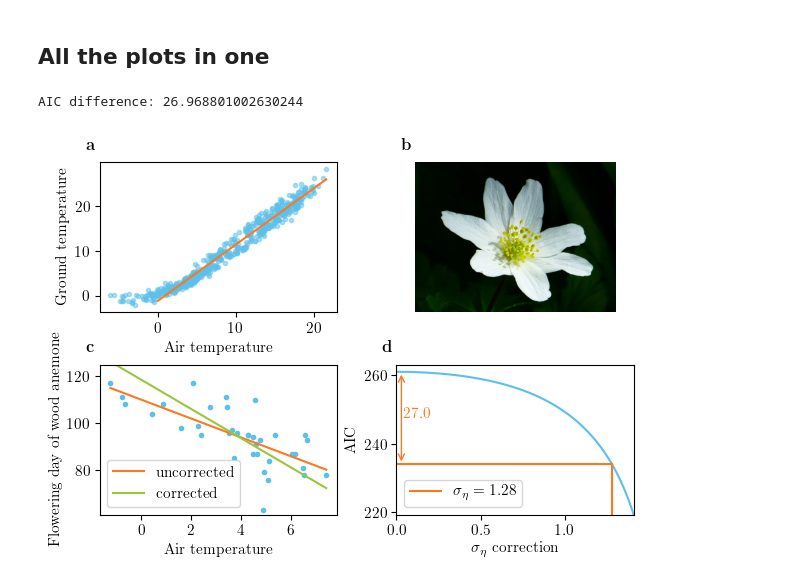
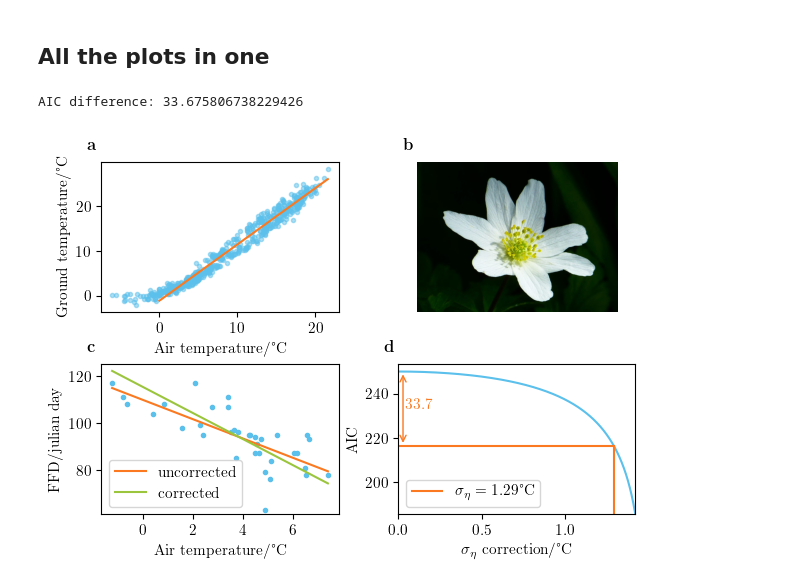
Before and after one commit to gmanthey/predictor-error-aic, a Jupyter notebook: case_study.ipynb, the cells around one changed output. Cells and saved outputs as stored; diff of their text form; code cells hidden in the pictures.

```diff
--- a/case_study.ipynb
+++ b/case_study.ipynb
@@ -9,6 +9,8 @@ import numpy as np
 import pandas as pd
 import os
 from urllib import request
+from zipfile import ZipFile
+from tempfile import TemporaryDirectory
 
 import matplotlib
 matplotlib.rc('text', usetex=True)
@@ -33,7 +35,7 @@ def correct_loglik(sample_size, beta_est, sigma_x, sigma_eta, sigma_eps_est):
     return -sample_size / 2 * np.log(2 * np.pi * correct_sigma(beta_est, sigma_x, sigma_eta, sigma_eps_est)) - sample_size / 2
 
 def correct_aic(sample_size, beta_est, sigma_x, sigma_eta, sigma_eps_est, k=1):
-    sigma_x = np.sqrt(sigma_x**2 - sigma_eps_est**2)
+    sigma_x = np.sqrt(sigma_x**2 - sigma_eta**2)
     return 2 * k - 2 * correct_loglik(sample_size, beta_est, sigma_x, sigma_eta, sigma_eps_est)
 
 # Create the folder where all the plots go in case it doesn't exist.
@@ -57,14 +82,16 @@ Ground temperature is also mean temperature from 5cm depth and also filtered for
 Then the mean temperature of each month is calculated and the data frames are merged together.
 For the phenology data, we chose the temperature of march as a predictor, as the flowering dates of wood anemone are typically in april.
 # %%
-data = pd.read_csv('produkt_klima_tag_18980301_20211231_01757.txt', delimiter=';')
+data = pd.read_csv('data/climate_data.txt', delimiter=';')
+data.columns = data.columns.str.strip()
 data.MESS_DATUM = pd.to_datetime(data.MESS_DATUM, format=r'%Y%m%d')
 data = data[data['TMK'] != -999]
 data['year'] = data.MESS_DATUM.dt.year
 data['month'] = data.MESS_DATUM.dt.month
 
 
-data_earth = pd.read_csv('produkt_erdbo_tag_19780101_20211231_01757.txt', delimiter=';')
+data_earth = pd.read_csv('data/ground_temp.txt', delimiter=';')
+data_earth.columns = data_earth.columns.str.strip()
 data_earth.MESS_DATUM = pd.to_datetime(data_earth.MESS_DATUM, format=r'%Y%m%d')
 data = data.merge(data_earth, on=['STATIONS_ID', 'MESS_DATUM'])
 
@@ -76,7 +103,8 @@ TEK_monthly = data.groupby(['year', 'month'])['V_TE005M'].aggregate(lambda x: No
 monthly = TMK_monthly.merge(TEK_monthly, on=['year', 'month'])
 
 station_id = 1757
-phen_data = pd.read_csv('PH_Jahresmelder_Wildwachsende_Pflanze_Busch-Windroeschen_1925_2021_hist.txt', delimiter=';')
+phen_data = pd.read_csv('data/wood_anemone.txt', delimiter=';')
+phen_data.columns = phen_data.columns.str.strip()
 phen_data = phen_data[phen_data.Stations_id == station_id]
 
 phen_temp = phen_data.merge(monthly[monthly.month == 3], left_on='Referenzjahr', right_on='year')
@@ -451,8 +477,6 @@ for label, ax1 in axes.items():
 ## wood anemone picture
 
 ax = axes['b']
-
-## TODO: image of wood anemone
 
 im = Image.open('plots/wood_anemone.jpg')
 ax.imshow(im)
@@ -481,8 +505,8 @@ props = dict(boxstyle='round', facecolor='white', alpha=0.5)
 #ax.text(0.05, 0.95, f'$\sigma_\epsilon = {sigma_eta_actual:.3}$\n$' + r'\beta' + f' = {fit.params["TMK"]:.3}$\n$' + r'\alpha' + f' = {fit.params["const"]:.3}$\n$R^2 = {fit.rsquared:.3}$', transform=ax.transAxes, fontsize=14,
 #        verticalalignment='top', bbox=props)
 
-ax.set_xlabel('Air temperature')
-ax.set_ylabel('Ground temperature')
+ax.set_xlabel('Air temperature/°C')
+ax.set_ylabel('Ground temperature/°C')
 
 
 ## AIC correction
@@ -493,7 +517,7 @@ X = sm.add_constant(phen_temp.TMK)
 fit = sm.OLS(phen_temp.Jultag, X).fit()
 
 sample_size = len(phen_temp)
-sigma_x = np.sqrt(np.var(phen_temp.TMK) - sigma_eta_actual**2)
+sigma_x = np.std(phen_temp.TMK)
 beta_est = fit.params['TMK']
 sigma_eps_est = np.sqrt(fit.scale)
 sigma_etas = np.linspace(0, sigma_eta_actual * 1.1 , 1000)
@@ -508,40 +532,40 @@ c_aic = correct_aic(sample_size, beta_est, sigma_x, sigma_eta_actual, sigma_eps_
 print(f'AIC difference: {aics[0] - c_aic}')
 
 ax.plot(sigma_etas, aics, color=colors[0])
-ax.plot([sigma_eta_actual, sigma_eta_actual], [np.min(aics), c_aic], color=colors[4], label=f'$\sigma_\eta = {sigma_eta_actual:.3}$')
+ax.plot([sigma_eta_actual, sigma_eta_actual], [np.min(aics), c_aic], color=colors[4], label=f'$\sigma_\eta = {sigma_eta_actual:.3}$°C')
 ax.plot([sigma_etas[0], sigma_eta_actual], [c_aic, c_aic], color=colors[4])
 
 ax.annotate('', [0.03, c_aic], [0.03, aics[0]], arrowprops={'arrowstyle':'<->', 'color': colors[4]})
 ax.annotate(f'{aics[0] - c_aic:.3}', [0.04, c_aic + (aics[0] - c_aic) / 2], color=colors[4])
 
 ax.set_ylim(bottom=aics[-1])
 ax.set_xlim(sigma_etas[0], sigma_etas[-1])
 ax.legend()
-ax.set_xlabel('$\sigma_\eta$ correction')
+ax.set_xlabel('$\sigma_\eta$ correction/°C')
 ax.set_ylabel('AIC')
 
 ## air-temp-FFD correlation + corrected correlation
 
 ax = axes['c']
 
 x = np.array([np.min(phen_temp.TMK), np.max(phen_temp.TMK)])
 y = fit.params['TMK'] * x + fit.params['const']
 
 beta_c = correct_beta(fit.params['TMK'], sigma_x, sigma_eta_actual)
 alpha_c = np.mean(phen_temp.Jultag) - beta_c * np.mean(phen_temp.TMK)
 y_correct = beta_c * x + alpha_c
 
 ax.set_ylim(61, 125)
 ax.plot(phen_temp.TMK, phen_temp.Jultag, '.', color=colors[0])
 ax.plot(x, y, color=colors[4], label='uncorrected')
 ax.plot(x, y_correct, color=colors[2], label='corrected')
 ax.legend()
-ax.set_xlabel('Air temperature')
-ax.set_ylabel('Flowering day of wood anemone')
+ax.set_xlabel('Air temperature/°C')
+ax.set_ylabel('FFD/julian day')
 
 
 
 fig.savefig('plots/all_together.pdf')
 # %% [output]
-AIC difference: 26.968801002630244
+AIC difference: 33.675806738229426
-[figure, old version]
+[figure, new version]
```
Also changed, not shown: parts of 12 cells of this notebook.
